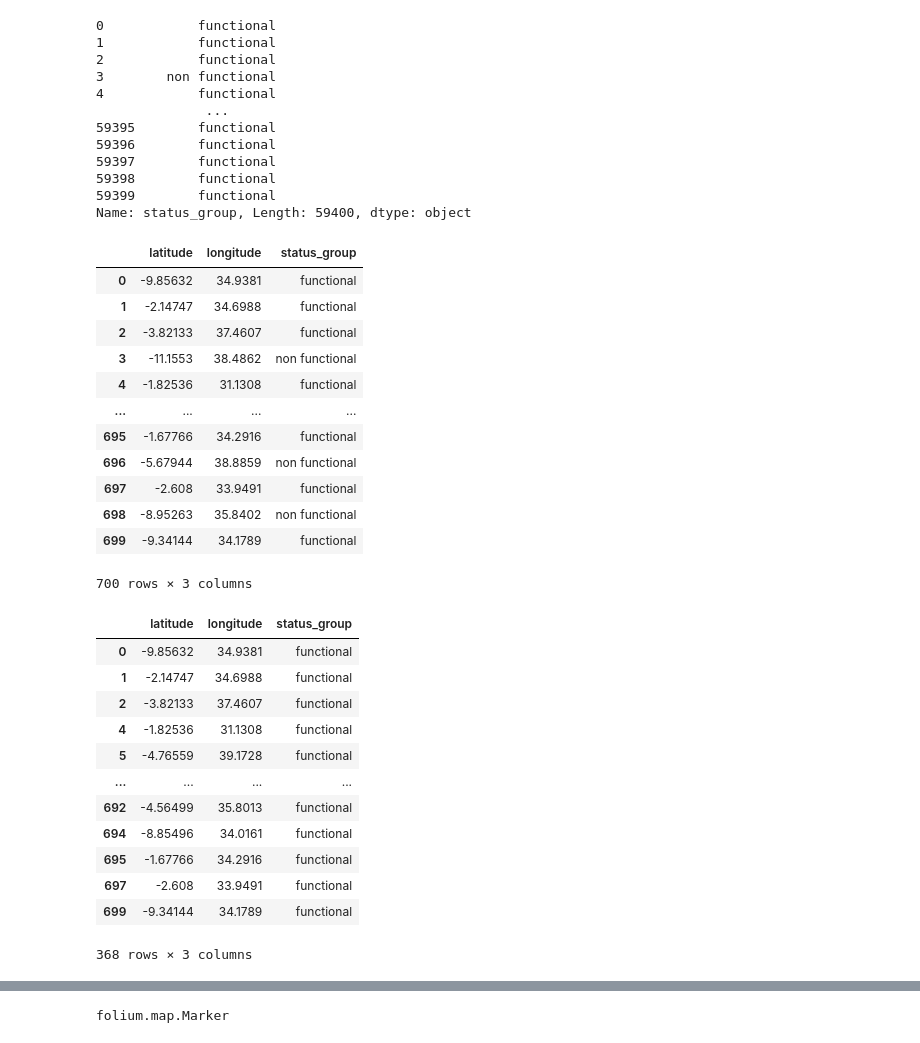
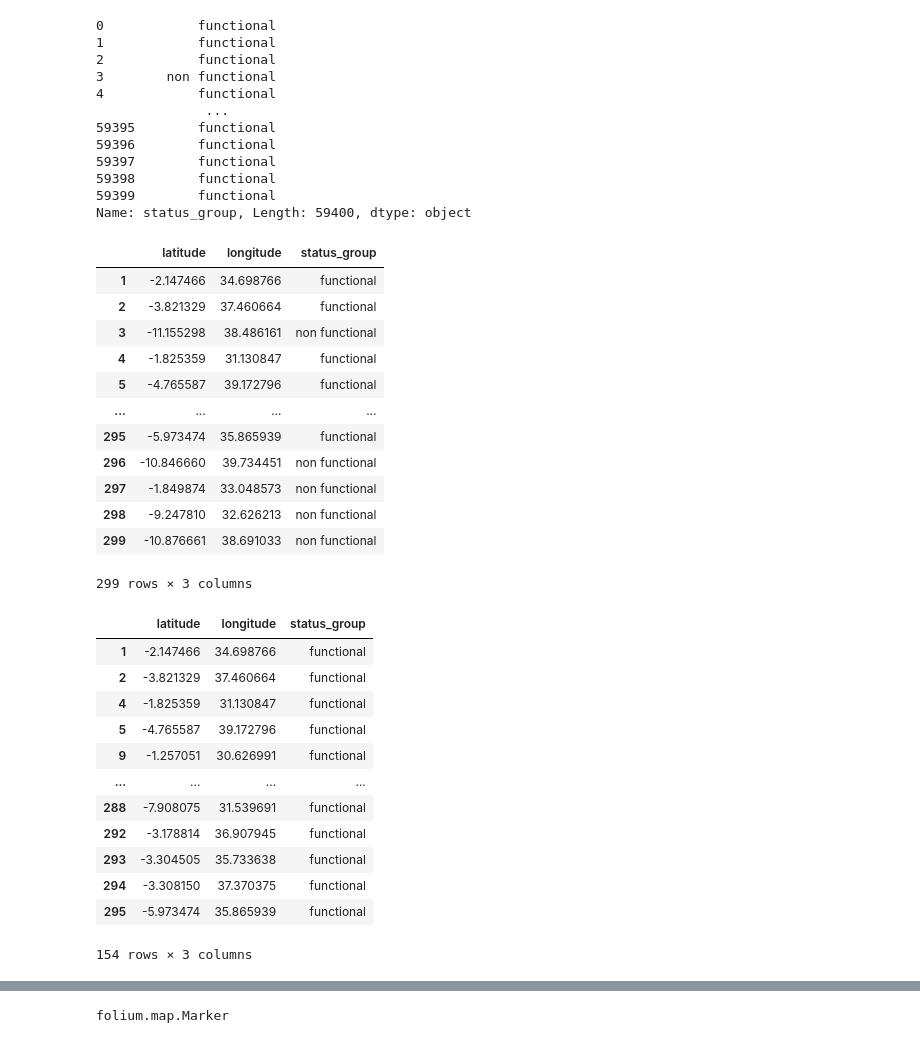
Before and after one commit to RaulCTorres/Tanzanian_Water_Wells, a Jupyter notebook: Scratch_code/raul_scratch_2.ipynb, the cells around one changed output, grey strips where cells are left out. Cells and saved outputs as stored; diff of their text form; code cells hidden in the pictures.

```diff
--- a/Scratch_code/raul_scratch_2.ipynb
+++ b/Scratch_code/raul_scratch_2.ipynb
@@ -245,39 +265,39 @@ status
 Name: status_group, Length: 59400, dtype: object
 # %%
 lat_long = pd.concat([lat, long, status], axis=1)
-first_hun = lat_long.iloc[0:700]
+first_hun = lat_long.iloc[1:300]
 first_hun
 # %% [output]
 |  | latitude | longitude | status_group |
-| 0 | -9.85632 | 34.9381 | functional |
-| 1 | -2.14747 | 34.6988 | functional |
-| 2 | -3.82133 | 37.4607 | functional |
-| 3 | -11.1553 | 38.4862 | non functional |
-| 4 | -1.82536 | 31.1308 | functional |
+| 1 | -2.147466 | 34.698766 | functional |
+| 2 | -3.821329 | 37.460664 | functional |
+| 3 | -11.155298 | 38.486161 | non functional |
+| 4 | -1.825359 | 31.130847 | functional |
+| 5 | -4.765587 | 39.172796 | functional |
 | ... | ... | ... | ... |
-| 695 | -1.67766 | 34.2916 | functional |
-| 696 | -5.67944 | 38.8859 | non functional |
-| 697 | -2.608 | 33.9491 | functional |
-| 698 | -8.95263 | 35.8402 | non functional |
-| 699 | -9.34144 | 34.1789 | functional |
+| 295 | -5.973474 | 35.865939 | functional |
+| 296 | -10.846660 | 39.734451 | non functional |
+| 297 | -1.849874 | 33.048573 | non functional |
+| 298 | -9.247810 | 32.626213 | non functional |
+| 299 | -10.876661 | 38.691033 | non functional |
-700 rows × 3 columns
+299 rows × 3 columns
 # %%
 df_functional = first_hun[first_hun['status_group'] == 'functional']
 df_functional
 # %% [output]
 |  | latitude | longitude | status_group |
-| 0 | -9.85632 | 34.9381 | functional |
-| 1 | -2.14747 | 34.6988 | functional |
-| 2 | -3.82133 | 37.4607 | functional |
-| 4 | -1.82536 | 31.1308 | functional |
-| 5 | -4.76559 | 39.1728 | functional |
+| 1 | -2.147466 | 34.698766 | functional |
+| 2 | -3.821329 | 37.460664 | functional |
+| 4 | -1.825359 | 31.130847 | functional |
+| 5 | -4.765587 | 39.172796 | functional |
+| 9 | -1.257051 | 30.626991 | functional |
 | ... | ... | ... | ... |
-| 692 | -4.56499 | 35.8013 | functional |
-| 694 | -8.85496 | 34.0161 | functional |
-| 695 | -1.67766 | 34.2916 | functional |
-| 697 | -2.608 | 33.9491 | functional |
-| 699 | -9.34144 | 34.1789 | functional |
+| 288 | -7.908075 | 31.539691 | functional |
+| 292 | -3.178814 | 36.907945 | functional |
+| 293 | -3.304505 | 35.733638 | functional |
+| 294 | -3.308150 | 37.370375 | functional |
+| 295 | -5.973474 | 35.865939 | functional |
-368 rows × 3 columns
+154 rows × 3 columns
 # %%
 df_nonfunctional = first_hun[first_hun['status_group'] == 'non functional']
 df_nonfunctional
```
Also changed, not shown: parts of 8 cells of this notebook.
